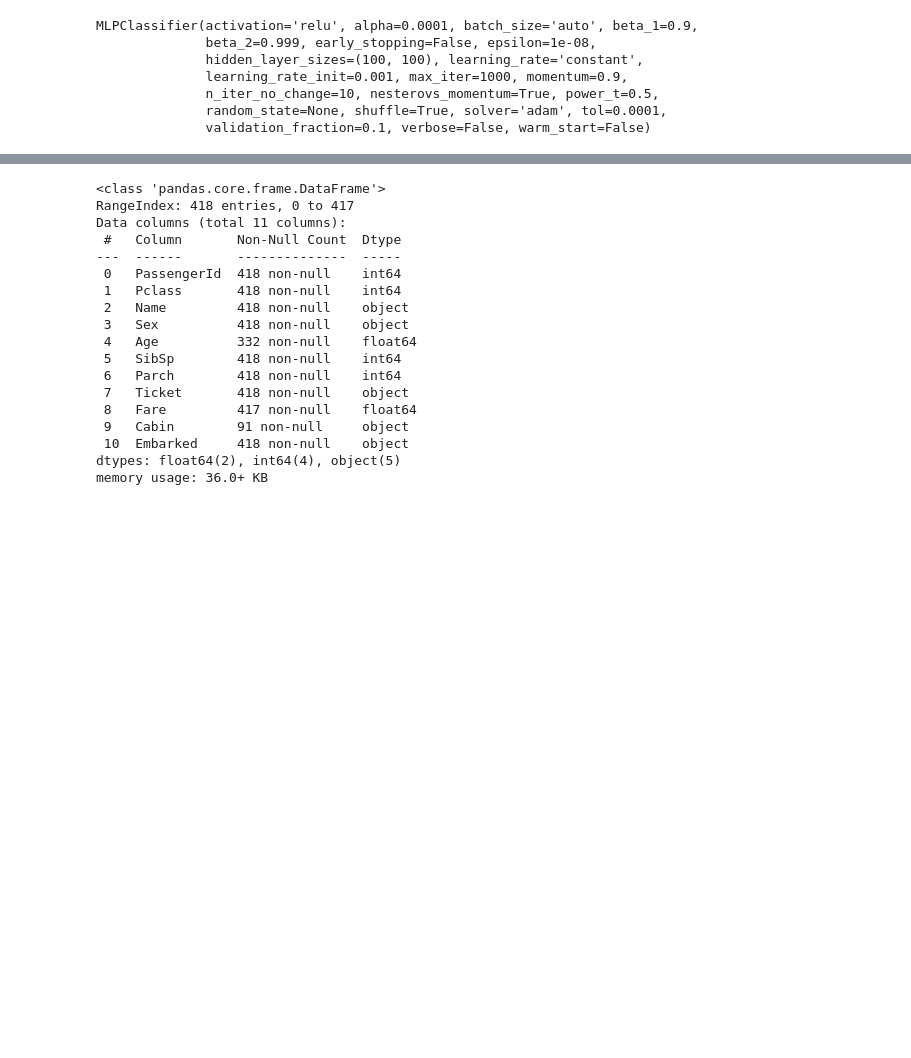
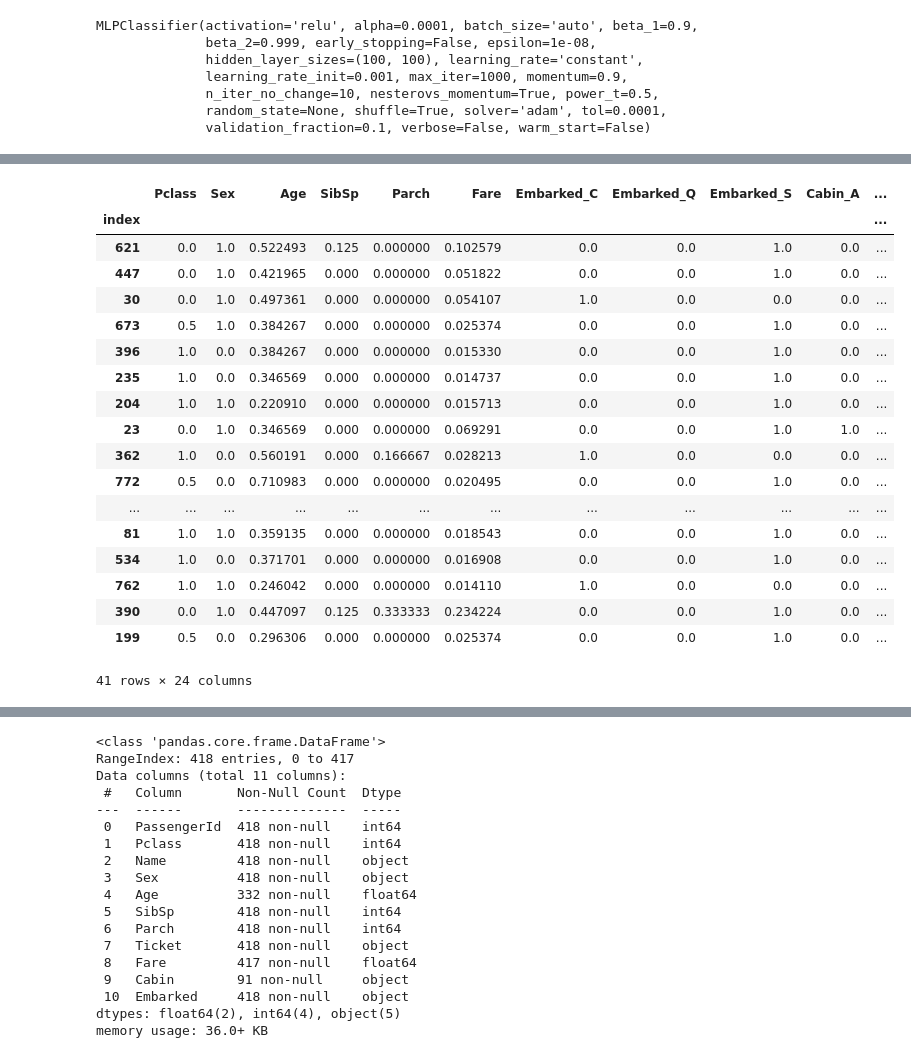
Before and after one commit to abhishekjain88/titanic-kaggle, a Jupyter notebook: Titanic Competition.ipynb, the cells around one changed output, grey strips where cells are left out. Cells and saved outputs as stored; diff of their text form; code cells hidden in the pictures; blank space fills up the shorter version.

Commit message:
Added some analysis on the test set to figure out characteristics of data where predictions are incorrect

```diff
--- a/Titanic Competition.ipynb
+++ b/Titanic Competition.ipynb
@@ -1171,0 +1174,7 @@ MLPClassifier(activation='relu', alpha=0.0001, batch_size='auto', beta_1=0.9,
+# %%
+from sklearn.model_selection import train_test_split
+X_train, X_test, y_train, y_test = train_test_split(X, y, test_size=0.25, random_state=42)
+# %%
+lr.fit(X_train, y_train)
+y_pred = lr.predict(X_test)
+y_pred
@@ -1171,0 +1193,28 @@ MLPClassifier(activation='relu', alpha=0.0001, batch_size='auto', beta_1=0.9,
+# %%
+predicted = pd.Series(data=y_pred, name='Predicted')
+actual = pd.Series(y_test, name='Actual').reset_index(drop=True)
+input_data = X_test.reset_index()
+input_data = input_data.join(predicted)
+input_data = input_data.join(actual)
+input_data.set_index('index', inplace=True)
+input_data[input_data['Predicted'] != input_data['Actual']
+# %% [output]
+|  | Pclass | Sex | Age | SibSp | Parch | Fare | Embarked_C | Embarked_Q | Embarked_S | Cabin_A | ... |
+| index |  |  |  |  |  |  |  |  |  |  | ... |
+| 621 | 0.0 | 1.0 | 0.522493 | 0.125 | 0.000000 | 0.102579 | 0.0 | 0.0 | 1.0 | 0.0 | ... |
+| 447 | 0.0 | 1.0 | 0.421965 | 0.000 | 0.000000 | 0.051822 | 0.0 | 0.0 | 1.0 | 0.0 | ... |
+| 30 | 0.0 | 1.0 | 0.497361 | 0.000 | 0.000000 | 0.054107 | 1.0 | 0.0 | 0.0 | 0.0 | ... |
+| 673 | 0.5 | 1.0 | 0.384267 | 0.000 | 0.000000 | 0.025374 | 0.0 | 0.0 | 1.0 | 0.0 | ... |
+| 396 | 1.0 | 0.0 | 0.384267 | 0.000 | 0.000000 | 0.015330 | 0.0 | 0.0 | 1.0 | 0.0 | ... |
+| 235 | 1.0 | 0.0 | 0.346569 | 0.000 | 0.000000 | 0.014737 | 0.0 | 0.0 | 1.0 | 0.0 | ... |
+| 204 | 1.0 | 1.0 | 0.220910 | 0.000 | 0.000000 | 0.015713 | 0.0 | 0.0 | 1.0 | 0.0 | ... |
+| 23 | 0.0 | 1.0 | 0.346569 | 0.000 | 0.000000 | 0.069291 | 0.0 | 0.0 | 1.0 | 1.0 | ... |
+| 362 | 1.0 | 0.0 | 0.560191 | 0.000 | 0.166667 | 0.028213 | 1.0 | 0.0 | 0.0 | 0.0 | ... |
+| 772 | 0.5 | 0.0 | 0.710983 | 0.000 | 0.000000 | 0.020495 | 0.0 | 0.0 | 1.0 | 0.0 | ... |
+| ... | ... | ... | ... | ... | ... | ... | ... | ... | ... | ... | ... |
+| 81 | 1.0 | 1.0 | 0.359135 | 0.000 | 0.000000 | 0.018543 | 0.0 | 0.0 | 1.0 | 0.0 | ... |
+| 534 | 1.0 | 0.0 | 0.371701 | 0.000 | 0.000000 | 0.016908 | 0.0 | 0.0 | 1.0 | 0.0 | ... |
+| 762 | 1.0 | 1.0 | 0.246042 | 0.000 | 0.000000 | 0.014110 | 1.0 | 0.0 | 0.0 | 0.0 | ... |
+| 390 | 0.0 | 1.0 | 0.447097 | 0.125 | 0.333333 | 0.234224 | 0.0 | 0.0 | 1.0 | 0.0 | ... |
+| 199 | 0.5 | 0.0 | 0.296306 | 0.000 | 0.000000 | 0.025374 | 0.0 | 0.0 | 1.0 | 0.0 | ... |
+41 rows × 24 columns
```
Also changed, not shown: parts of 4 cells of this notebook.
